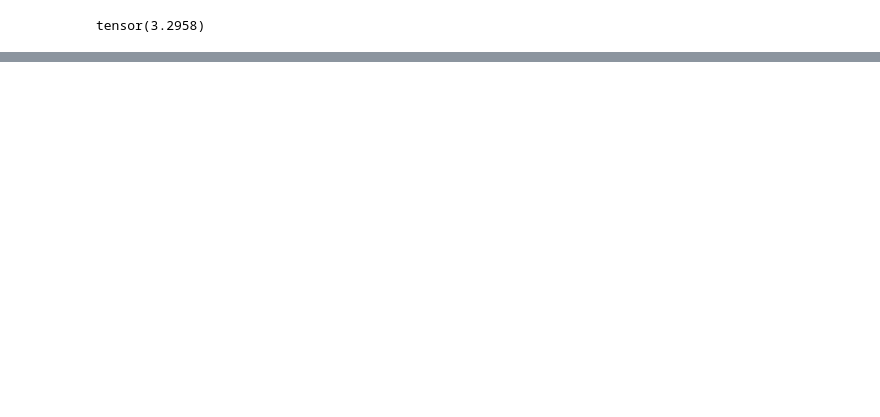
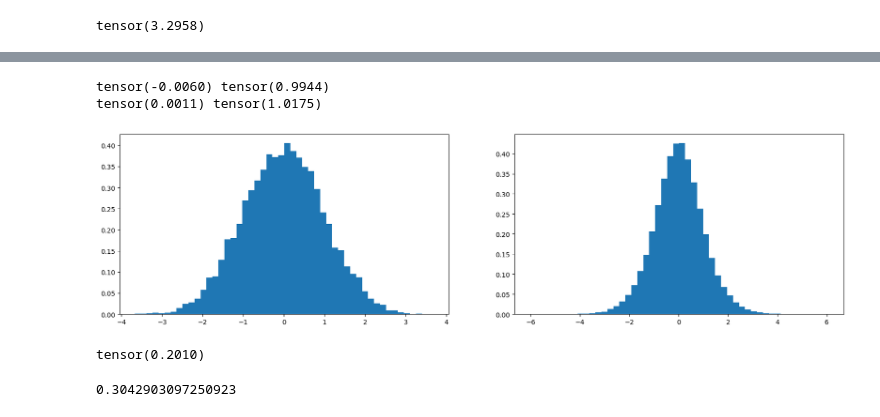
Before and after one commit to codeandcodes/ML, a Jupyter notebook: makemore part 3.ipynb, the cells around one changed output, grey strips where cells are left out. Saved outputs shown, nothing was run; the diff lists cells and outputs as text; code cells hidden in the pictures; blank space fills up the shorter version.

```diff
--- a/makemore part 3.ipynb
+++ b/makemore part 3.ipynb
@@ -298,0 +418,67 @@ plt.hist(hpreact.view(-1).tolist(),50);
+# %%
+# now we have a lot of magic numbers. How do we set this if there are lots of layers?
+
+x = torch.randn(1000, 10)
+w = torch.randn(10, 200) / 10**0.5
+y = x @ w
+print(x.mean(), x.std())
+print(y.mean(), y.std())
+plt.figure(figsize=(20,5))
+plt.subplot(121)
+plt.hist(x.view(-1).tolist(), 50, density=True);
+plt.subplot(122)
+plt.hist(y.view(-1).tolist(), 50, density=True);
+
+# the std deviation has grown to 3, this gaussian is expanding from the input.
+# we don't want this, we want essentially unit gaussian throughout the NN
+# how do we scale these to remain a gaussian?
+
+# outputs in number y as we scale up take more extreme values
+# what do you multiple to exactly preserve std dev = 1?
+# you are supposed to divide by teh sqrt of the fan in
+# the number of inputs
+
+# how do you initialize weights to stay consistent.
+# Kaiming He - deliving deep into rectifiers.
+# Study ReLU and PReLU, analysis is very similar.
+# for them ReLU is a squashing function where all negative numbers are clamped to 0, pos numbers are passthrough
+# because you throw away half the distribution, you have to compensate with sqrt 1/fan-in
+# they had to multiply by 2 because ReLU throws away half the distribution.
+# this paper also studied the back propogation case
+# what they find here if you properly initialize forward pass, the backwards passes properly initialize as well
+# up to a certain constant
+
+# torch.nn.init.kaiming_normal(tensor, a=0, mode='fan_in', nonlinearity='leaky_relu')
+# mode: normalie the activations or the gradients to always be gaussian normal
+# paper finds this doesn't mater too much, so people leave it as fan_in
+# pass in nonlinearity - you will get slightly different gain depending on values
+
+# why do you need gain on top of the initialization?
+# because tanh is a contractive operation
+# you take values and squash it
+# tanh takes the tails and squeeze them in
+# to fight the squeezing in, you need to renormalize everything to std dev
+
+# about 7 years ago when this paper was written, had to be very careful about activatiosn and ranges
+# and scrutinizing of non-linearities, everything was finicky and fragile, esp if NN is deep
+# modern innovations have made things more stable and well-behaved
+
+# such as residual connections
+# use of normalization layers such as batch, group, layer normalization
+# better optimizers than stochastic gradient descent (RMSprop and ADAM)
+# these make it less important to calculate the initialization of the NN
+
+# in practice, generally normalize by sqrt of the fan in
+# %% [output]
+tensor(-0.0060) tensor(0.9944)
+tensor(0.0011) tensor(1.0175)
+[figure, added]
+# %%
+(torch.randn(10000 ) * 0.2).std()
+# %% [output]
+tensor(0.2010)
+# %%
+# multiply by gain, which for tanh is 5/3
+(5/3) / (embed_dims * block_size)**0.5
+# %% [output]
+0.3042903097250923
```
Also changed, not shown: parts of 32 cells of this notebook, 5 other files.
